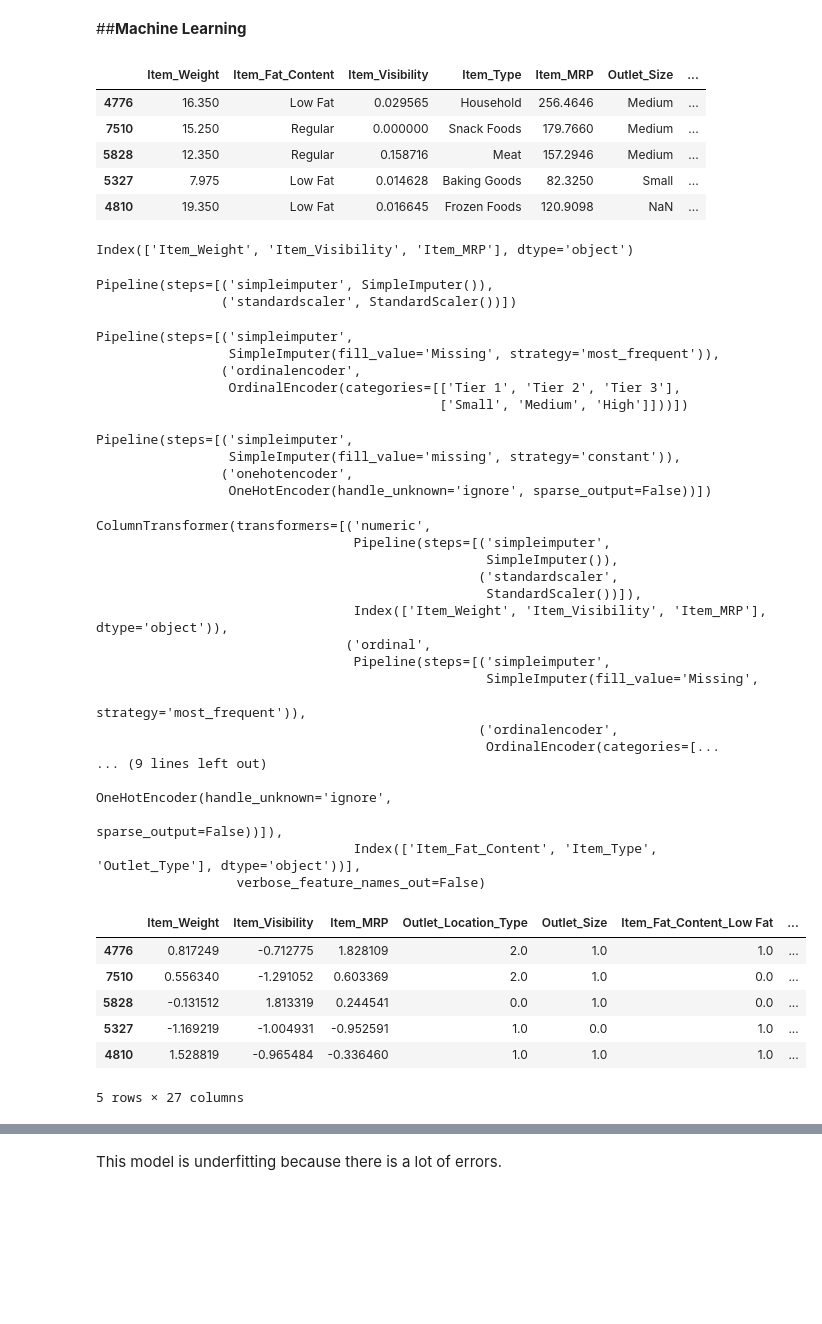
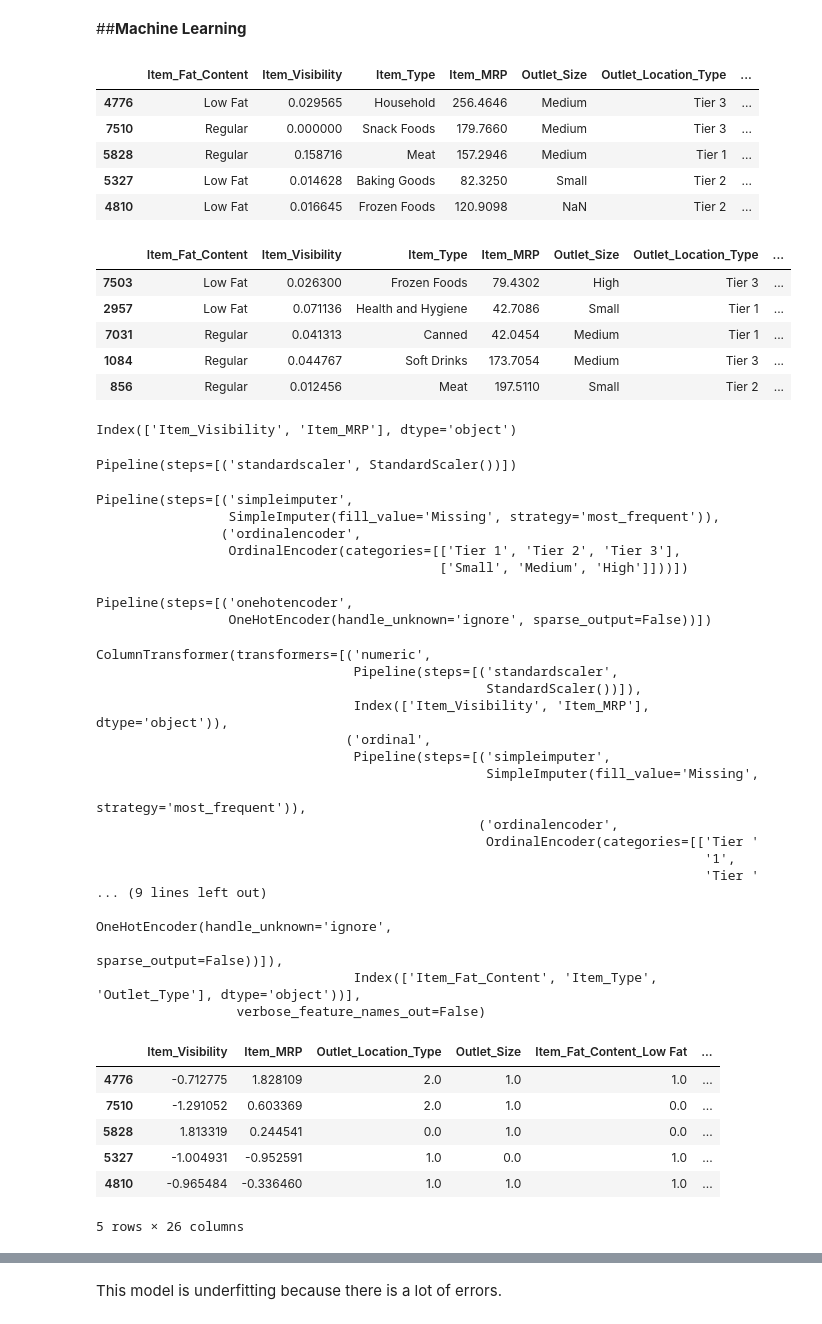
Before and after one commit to carlolopez03/Prediction-of-Product-Sales, a Jupyter notebook: Machine_Learning.ipynb, the cells around one changed output, grey strips where cells are left out. Cells and saved outputs as stored; diff of their text form; code cells hidden in the pictures; blank space fills up the shorter version.

```diff
--- a/Machine_Learning.ipynb
+++ b/Machine_Learning.ipynb
@@ -107,2 +80,0 @@ Name: Outlet_Type, dtype: int64
-# %%
-df = df.drop(columns=['Item_Identifier', 'Outlet_Identifier', 'Outlet_Establishment_Year'])
@@ -117,36 +123,44 @@ Name: Item_Fat_Content, dtype: int64
 ##**Machine Learning**
 # %%
 #Defining the features and target
-y = df['Item_Outlet_Sales']
-X = df.drop(columns = 'Item_Outlet_Sales')
+target = 'Item_Outlet_Sales'
+y = df[target]
+X = df.drop(columns=[target, 'Item_Identifier', 'Outlet_Identifier', 'Outlet_Establishment_Year', 'Item_Weight'])
 
 #Train, test, split
 X_train, X_test, y_train, y_test = train_test_split(X, y, random_state=42)
 X_train.head()
 # %% [output]
-|  | Item_Weight | Item_Fat_Content | Item_Visibility | Item_Type | Item_MRP | Outlet_Size | ... |
-| 4776 | 16.350 | Low Fat | 0.029565 | Household | 256.4646 | Medium | ... |
-| 7510 | 15.250 | Regular | 0.000000 | Snack Foods | 179.7660 | Medium | ... |
-| 5828 | 12.350 | Regular | 0.158716 | Meat | 157.2946 | Medium | ... |
-| 5327 | 7.975 | Low Fat | 0.014628 | Baking Goods | 82.3250 | Small | ... |
-| 4810 | 19.350 | Low Fat | 0.016645 | Frozen Foods | 120.9098 | NaN | ... |
+|  | Item_Fat_Content | Item_Visibility | Item_Type | Item_MRP | Outlet_Size | Outlet_Location_Type | ... |
+| 4776 | Low Fat | 0.029565 | Household | 256.4646 | Medium | Tier 3 | ... |
+| 7510 | Regular | 0.000000 | Snack Foods | 179.7660 | Medium | Tier 3 | ... |
+| 5828 | Regular | 0.158716 | Meat | 157.2946 | Medium | Tier 1 | ... |
+| 5327 | Low Fat | 0.014628 | Baking Goods | 82.3250 | Small | Tier 2 | ... |
+| 4810 | Low Fat | 0.016645 | Frozen Foods | 120.9098 | NaN | Tier 2 | ... |
+# %%
+X_test.head()
+# %% [output]
+|  | Item_Fat_Content | Item_Visibility | Item_Type | Item_MRP | Outlet_Size | Outlet_Location_Type | ... |
+| 7503 | Low Fat | 0.026300 | Frozen Foods | 79.4302 | High | Tier 3 | ... |
+| 2957 | Low Fat | 0.071136 | Health and Hygiene | 42.7086 | Small | Tier 1 | ... |
+| 7031 | Regular | 0.041313 | Canned | 42.0454 | Medium | Tier 1 | ... |
+| 1084 | Regular | 0.044767 | Soft Drinks | 173.7054 | Medium | Tier 3 | ... |
+| 856 | Regular | 0.012456 | Meat | 197.5110 | Small | Tier 2 | ... |
 # %%
 #Defining numeric features
 num_cols = X_train.select_dtypes('number').columns
 num_cols
 # %% [output]
-Index(['Item_Weight', 'Item_Visibility', 'Item_MRP'], dtype='object')
+Index(['Item_Visibility', 'Item_MRP'], dtype='object')
 # %%
 #Processors
-impute_mean = SimpleImputer(strategy='mean')
 scaler = StandardScaler()
 
 #Pipeline for numeric feature
-num_pipe = make_pipeline(impute_mean, scaler)
+num_pipe = make_pipeline(scaler)
 num_pipe
 # %% [output]
-Pipeline(steps=[('simpleimputer', SimpleImputer()),
-                ('standardscaler', StandardScaler())])
+Pipeline(steps=[('standardscaler', StandardScaler())])
 # %%
 #Defining ordinal features
 ordinal_cols = ['Outlet_Location_Type', 'Outlet_Size']
@@ -170,17 +184,14 @@ Pipeline(steps=[('simpleimputer',
 #Defining nominal features
 nominal_cols = X_train.select_dtypes('object').drop(columns=ordinal_cols).columns
 
-#Processors
-missing_imputer = SimpleImputer(strategy='constant', fill_value='missing')
+#Processor
 ohe = OneHotEncoder(sparse_output=False, handle_unknown='ignore')
 
 #Pipeline for nominal features
-nom_pipeline = make_pipeline(missing_imputer, ohe)
+nom_pipeline = make_pipeline(ohe)
 nom_pipeline
 # %% [output]
-Pipeline(steps=[('simpleimputer',
-                 SimpleImputer(fill_value='missing', strategy='constant')),
-                ('onehotencoder',
+Pipeline(steps=[('onehotencoder',
                  OneHotEncoder(handle_unknown='ignore', sparse_output=False))])
 # %%
 #Defining tuples
@@ -195,31 +206,31 @@ col_transformer = ColumnTransformer([numeric_tuple,ord_tuple, ohe_tuple], verbos
 col_transformer.fit(X_train)
 # %% [output]
 ColumnTransformer(transformers=[('numeric',
-                                 Pipeline(steps=[('simpleimputer',
-                                                  SimpleImputer()),
-                                                 ('standardscaler',
+                                 Pipeline(steps=[('standardscaler',
                                                   StandardScaler())]),
-                                 Index(['Item_Weight', 'Item_Visibility', 'Item_MRP'], dtype='object')),
+                                 Index(['Item_Visibility', 'Item_MRP'], dtype='object')),
                                 ('ordinal',
                                  Pipeline(steps=[('simpleimputer',
                                                   SimpleImputer(fill_value='Missing',
                                                                 strategy='most_frequent')),
                                                  ('ordinalencoder',
-                                                  OrdinalEncoder(categories=[...
+                                                  OrdinalEncoder(categories=[['Tier '
+                                                                              '1',
+                                                                              'Tier '
 ... (9 lines left out)
                                                   OneHotEncoder(handle_unknown='ignore',
                                                                 sparse_output=False))]),
                                  Index(['Item_Fat_Content', 'Item_Type', 'Outlet_Type'], dtype='object'))],
                   verbose_feature_names_out=False)
 # %%
-X_train_processed = col_transformer.transform(X_train)
-X_train_processed.head()
+X_train_proc = col_transformer.transform(X_train)
+X_train_proc.head()
 # %% [output]
-|  | Item_Weight | Item_Visibility | Item_MRP | Outlet_Location_Type | Outlet_Size | Item_Fat_Content_Low Fat | ... |
-| 4776 | 0.817249 | -0.712775 | 1.828109 | 2.0 | 1.0 | 1.0 | ... |
-| 7510 | 0.556340 | -1.291052 | 0.603369 | 2.0 | 1.0 | 0.0 | ... |
-| 5828 | -0.131512 | 1.813319 | 0.244541 | 0.0 | 1.0 | 0.0 | ... |
-| 5327 | -1.169219 | -1.004931 | -0.952591 | 1.0 | 0.0 | 1.0 | ... |
-| 4810 | 1.528819 | -0.965484 | -0.336460 | 1.0 | 1.0 | 1.0 | ... |
+|  | Item_Visibility | Item_MRP | Outlet_Location_Type | Outlet_Size | Item_Fat_Content_Low Fat | ... |
+| 4776 | -0.712775 | 1.828109 | 2.0 | 1.0 | 1.0 | ... |
+| 7510 | -1.291052 | 0.603369 | 2.0 | 1.0 | 0.0 | ... |
+| 5828 | 1.813319 | 0.244541 | 0.0 | 1.0 | 0.0 | ... |
+| 5327 | -1.004931 | -0.952591 | 1.0 | 0.0 | 1.0 | ... |
+| 4810 | -0.965484 | -0.336460 | 1.0 | 1.0 | 1.0 | ... |
-5 rows × 27 columns
+5 rows × 26 columns
 # %%
```
Also changed, not shown: parts of 24 cells of this notebook.
